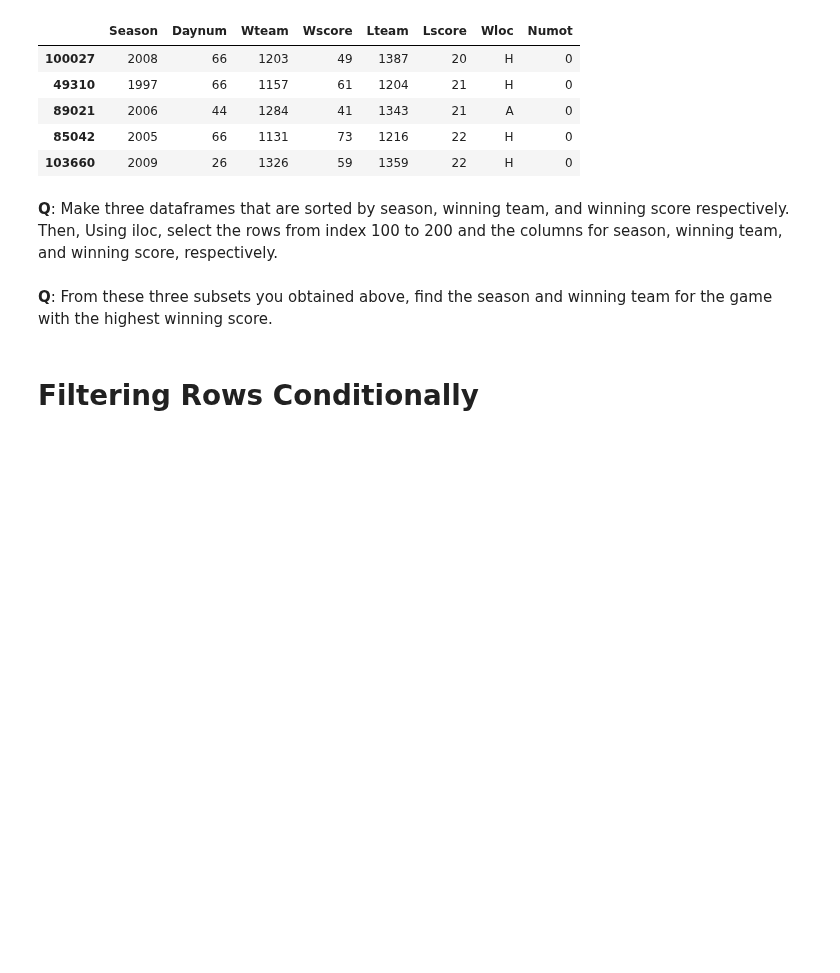
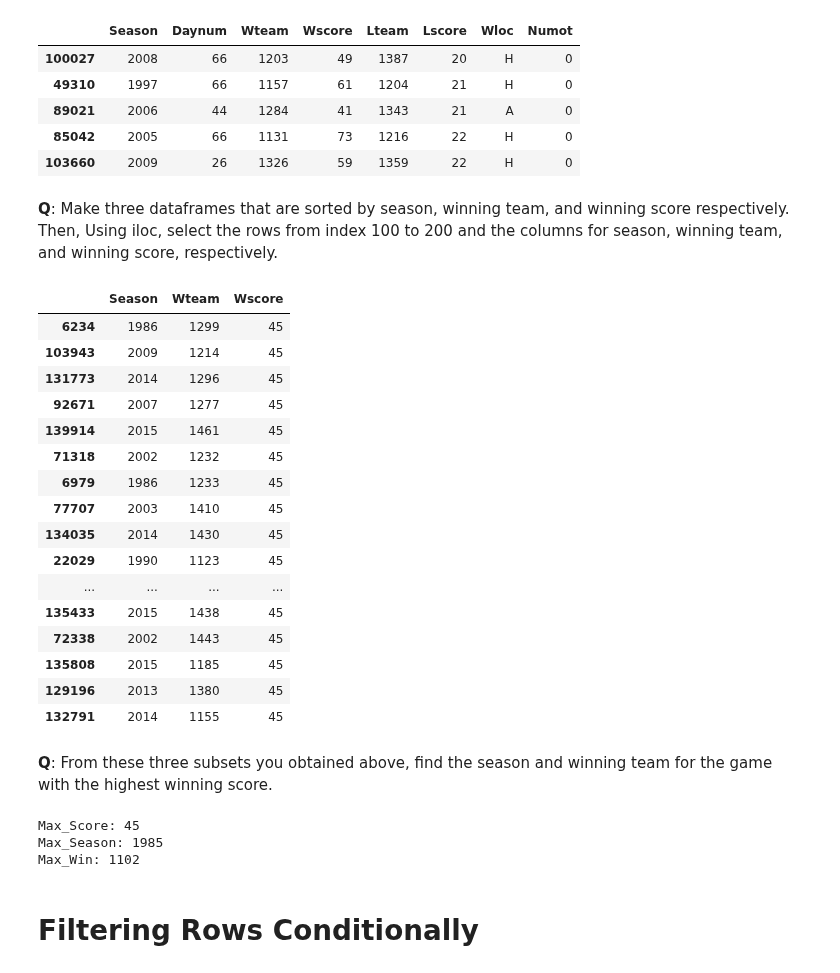
Before and after one commit to Strongside-87/Project-Delivery, a Jupyter notebook: individual_works Salim/pd_s193472.ipynb, the cells around one changed output. Cells and saved outputs as stored; diff of their text form; code cells hidden in the pictures; blank space fills up the shorter version.

```diff
--- a/individual_works Salim/pd_s193472.ipynb
+++ b/individual_works Salim/pd_s193472.ipynb
@@ -232,2 +258,36 @@ df.sort_values('Lscore').head()
+# %%
+# Write your code here
+#We need to start with creating the 3 df
+season_df = df.sort_values('Season')
+winning_team_df = df.sort_values('Wteam')
+winning_score_Df = df.sort_values('Wscore')
+
+#Then here we should use iloc to select the rows from index 100 to index 200 and we should keep in mind that we need it for 3 columns
+Columns= ["Season", "Wteam", "Wscore"]
+season_df = season_df.iloc[100:201, season_df.columns.get_indexer(Columns)]
+winning_team_df = winning_team_df.iloc[100:201, winning_team_df.columns.get_indexer(Columns)]
+winning_score_Df = winning_score_Df.iloc[100:201, winning_score_Df.columns.get_indexer(Columns)]
+
+#season_df.head()
+#winning_team_df.tail()
+winning_score_Df.tail(30)
+# %% [output]
+|  | Season | Wteam | Wscore |
+| 6234 | 1986 | 1299 | 45 |
+| 103943 | 2009 | 1214 | 45 |
+| 131773 | 2014 | 1296 | 45 |
+| 92671 | 2007 | 1277 | 45 |
+| 139914 | 2015 | 1461 | 45 |
+| 71318 | 2002 | 1232 | 45 |
+| 6979 | 1986 | 1233 | 45 |
+| 77707 | 2003 | 1410 | 45 |
+| 134035 | 2014 | 1430 | 45 |
+| 22029 | 1990 | 1123 | 45 |
+| ... | ... | ... | ... |
+| 135433 | 2015 | 1438 | 45 |
+| 72338 | 2002 | 1443 | 45 |
+| 135808 | 2015 | 1185 | 45 |
+| 129196 | 2013 | 1380 | 45 |
+| 132791 | 2014 | 1155 | 45 |
 # %% [markdown]
 **Q**: From these three subsets you obtained above, find the season and winning team for the game with the highest winning score.
@@ -236,3 +294,17 @@ df.sort_values('Lscore').head()
+# %%
+#Let's start with finding the Max_Score in winning_score_Df
+Max_Score = winning_score_Df.loc[winning_score_Df["Wscore"].idxmax(), "Wscore"]
+print('Max_Score:',Max_Score)
+# Here I'll find the Max_Season in season_df
+Max_Season = season_df.loc[season_df["Wscore"].idxmax(), "Season"]
+print('Max_Season:',Max_Season)
+
+Max_Win = winning_team_df.loc[winning_team_df["Wscore"].idxmax(), "Wteam"]
+print('Max_Win:',Max_Win)
+# %% [output]
+Max_Score: 45
+Max_Season: 1985
+Max_Win: 1102
 # %% [markdown]
 # Filtering Rows Conditionally
 # %% [markdown]
```
Also changed, not shown: parts of 36 cells of this notebook.
